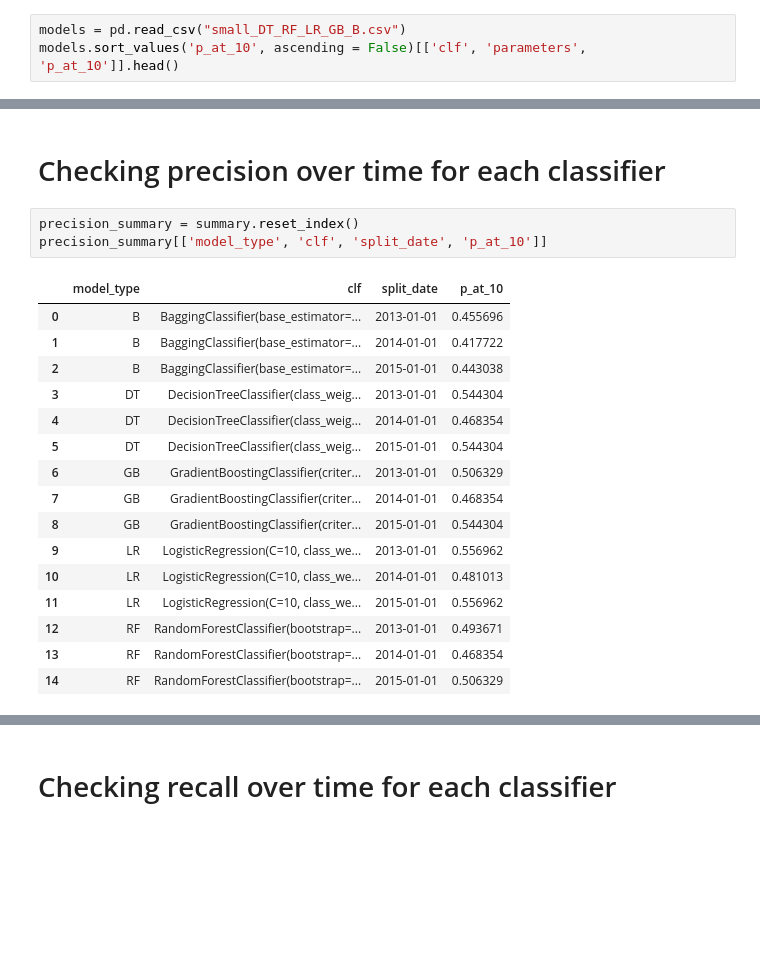
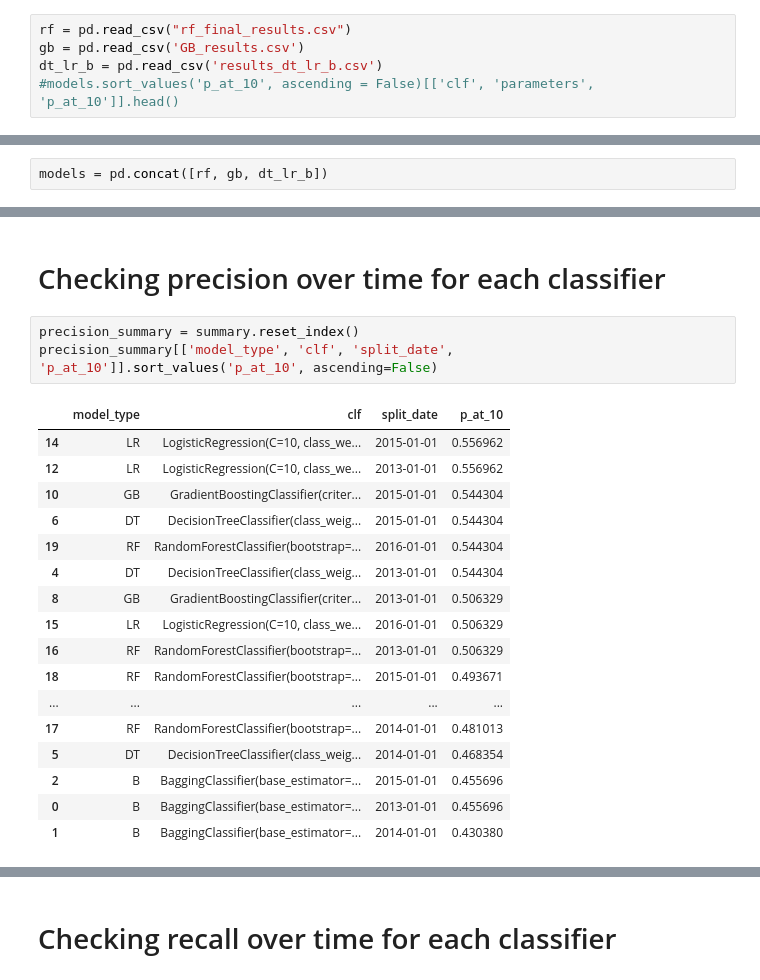
Before and after one commit to cariasmartelo/eviction-data-quality, a Jupyter notebook: scripts/model_analysis.ipynb, the cells around one changed output, grey strips where cells are left out. Drawn from its saved outputs; the diff is of its cells as text; blank space fills up the shorter version.

```diff
--- a/scripts/model_analysis.ipynb
+++ b/scripts/model_analysis.ipynb
@@ -6,5 +6,7 @@ import pandas as pd
 import matplotlib.pyplot as plt
 import seaborn as sns
 # %%
-models = pd.read_csv("small_DT_RF_LR_GB_B.csv")
-models.sort_values('p_at_10', ascending = False)[['clf', 'parameters', 'p_at_10']].head()
+rf = pd.read_csv("rf_final_results.csv")
+gb = pd.read_csv('GB_results.csv')
+dt_lr_b = pd.read_csv('results_dt_lr_b.csv')
+#models.sort_values('p_at_10', ascending = False)[['clf', 'parameters', 'p_at_10']].head()
@@ -18,3 +13,5 @@ models.sort_values('p_at_10', ascending = False)[['clf', 'parameters', 'p_at_10'
+# %%
+models = pd.concat([rf, gb, dt_lr_b])
 # %%
 summary = pd.pivot_table(models,
                          index=['model_type', 'split_date'],
@@ -30,21 +27,22 @@ recall_list = ['recall_at_1', 'recall_at_2', 'recall_at_5',
 # Checking precision over time for each classifier
 # %%
 precision_summary = summary.reset_index()
-precision_summary[['model_type', 'clf', 'split_date', 'p_at_10']]
+precision_summary[['model_type', 'clf', 'split_date', 'p_at_10']].sort_values('p_at_10', ascending=False)
 # %% [output]
 |  | model_type | clf | split_date | p_at_10 |
+| 14 | LR | LogisticRegression(C=10, class_we... | 2015-01-01 | 0.556962 |
+| 12 | LR | LogisticRegression(C=10, class_we... | 2013-01-01 | 0.556962 |
+| 10 | GB | GradientBoostingClassifier(criter... | 2015-01-01 | 0.544304 |
+| 6 | DT | DecisionTreeClassifier(class_weig... | 2015-01-01 | 0.544304 |
+| 19 | RF | RandomForestClassifier(bootstrap=... | 2016-01-01 | 0.544304 |
+| 4 | DT | DecisionTreeClassifier(class_weig... | 2013-01-01 | 0.544304 |
+| 8 | GB | GradientBoostingClassifier(criter... | 2013-01-01 | 0.506329 |
+| 15 | LR | LogisticRegression(C=10, class_we... | 2016-01-01 | 0.506329 |
+| 16 | RF | RandomForestClassifier(bootstrap=... | 2013-01-01 | 0.506329 |
+| 18 | RF | RandomForestClassifier(bootstrap=... | 2015-01-01 | 0.493671 |
+| ... | ... | ... | ... | ... |
+| 17 | RF | RandomForestClassifier(bootstrap=... | 2014-01-01 | 0.481013 |
+| 5 | DT | DecisionTreeClassifier(class_weig... | 2014-01-01 | 0.468354 |
+| 2 | B | BaggingClassifier(base_estimator=... | 2015-01-01 | 0.455696 |
 | 0 | B | BaggingClassifier(base_estimator=... | 2013-01-01 | 0.455696 |
-| 1 | B | BaggingClassifier(base_estimator=... | 2014-01-01 | 0.417722 |
-| 2 | B | BaggingClassifier(base_estimator=... | 2015-01-01 | 0.443038 |
-| 3 | DT | DecisionTreeClassifier(class_weig... | 2013-01-01 | 0.544304 |
-| 4 | DT | DecisionTreeClassifier(class_weig... | 2014-01-01 | 0.468354 |
-| 5 | DT | DecisionTreeClassifier(class_weig... | 2015-01-01 | 0.544304 |
-| 6 | GB | GradientBoostingClassifier(criter... | 2013-01-01 | 0.506329 |
-| 7 | GB | GradientBoostingClassifier(criter... | 2014-01-01 | 0.468354 |
-| 8 | GB | GradientBoostingClassifier(criter... | 2015-01-01 | 0.544304 |
-| 9 | LR | LogisticRegression(C=10, class_we... | 2013-01-01 | 0.556962 |
-| 10 | LR | LogisticRegression(C=10, class_we... | 2014-01-01 | 0.481013 |
-| 11 | LR | LogisticRegression(C=10, class_we... | 2015-01-01 | 0.556962 |
-| 12 | RF | RandomForestClassifier(bootstrap=... | 2013-01-01 | 0.493671 |
-| 13 | RF | RandomForestClassifier(bootstrap=... | 2014-01-01 | 0.468354 |
-| 14 | RF | RandomForestClassifier(bootstrap=... | 2015-01-01 | 0.506329 |
+| 1 | B | BaggingClassifier(base_estimator=... | 2014-01-01 | 0.430380 |
```
Also changed, not shown: parts of 10 cells of this notebook, 2 other files.
